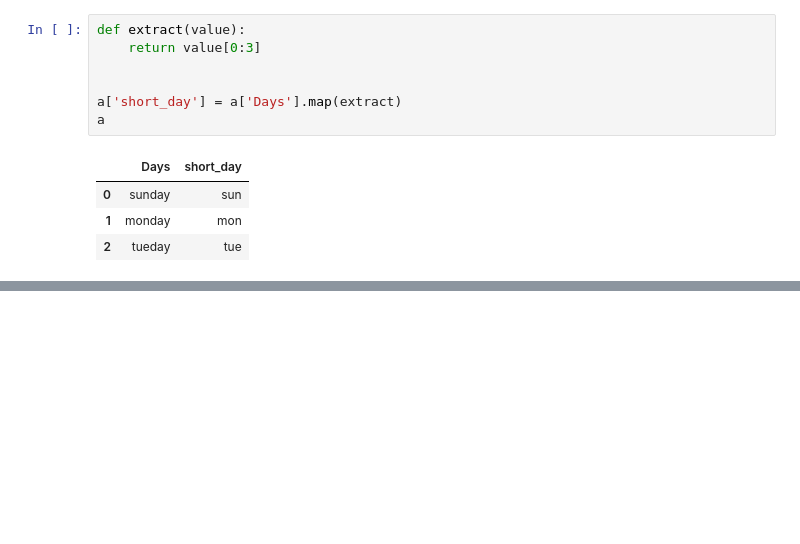
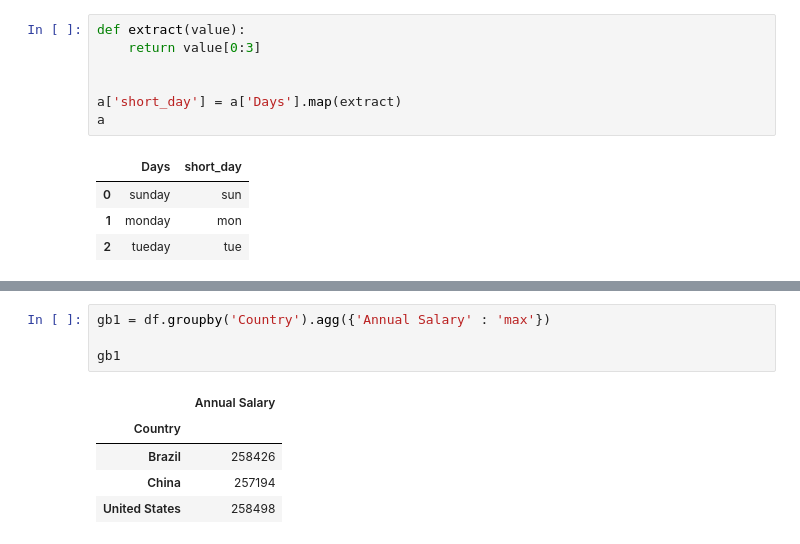
Before and after one commit to azaz9026/Pandas, a Jupyter notebook: python_pasdas.ipynb, the cells around one changed output, grey strips where cells are left out. Drawn from its saved outputs; the diff is of its cells as text; blank space fills up the shorter version.

```diff
--- a/python_pasdas.ipynb
+++ b/python_pasdas.ipynb
@@ -490,0 +532,10 @@ a
+# %%
+gb1 = df.groupby('Country').agg({'Annual Salary' : 'max'})
+
+gb1
+# %% [output]
+|  | Annual Salary |
+| Country |  |
+| Brazil | 258426 |
+| China | 257194 |
+| United States | 258498 |
```
Also changed, not shown: parts of 5 cells of this notebook.
